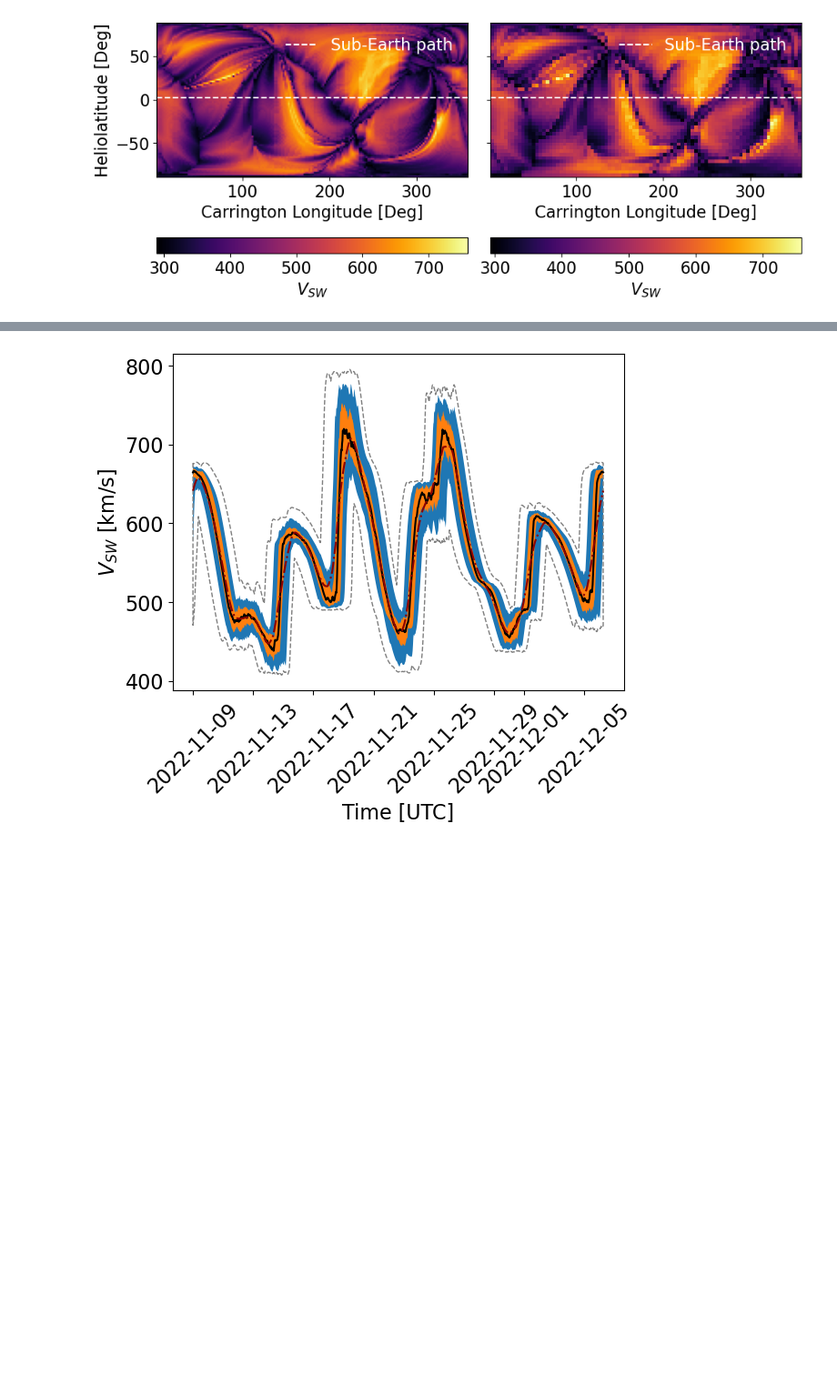
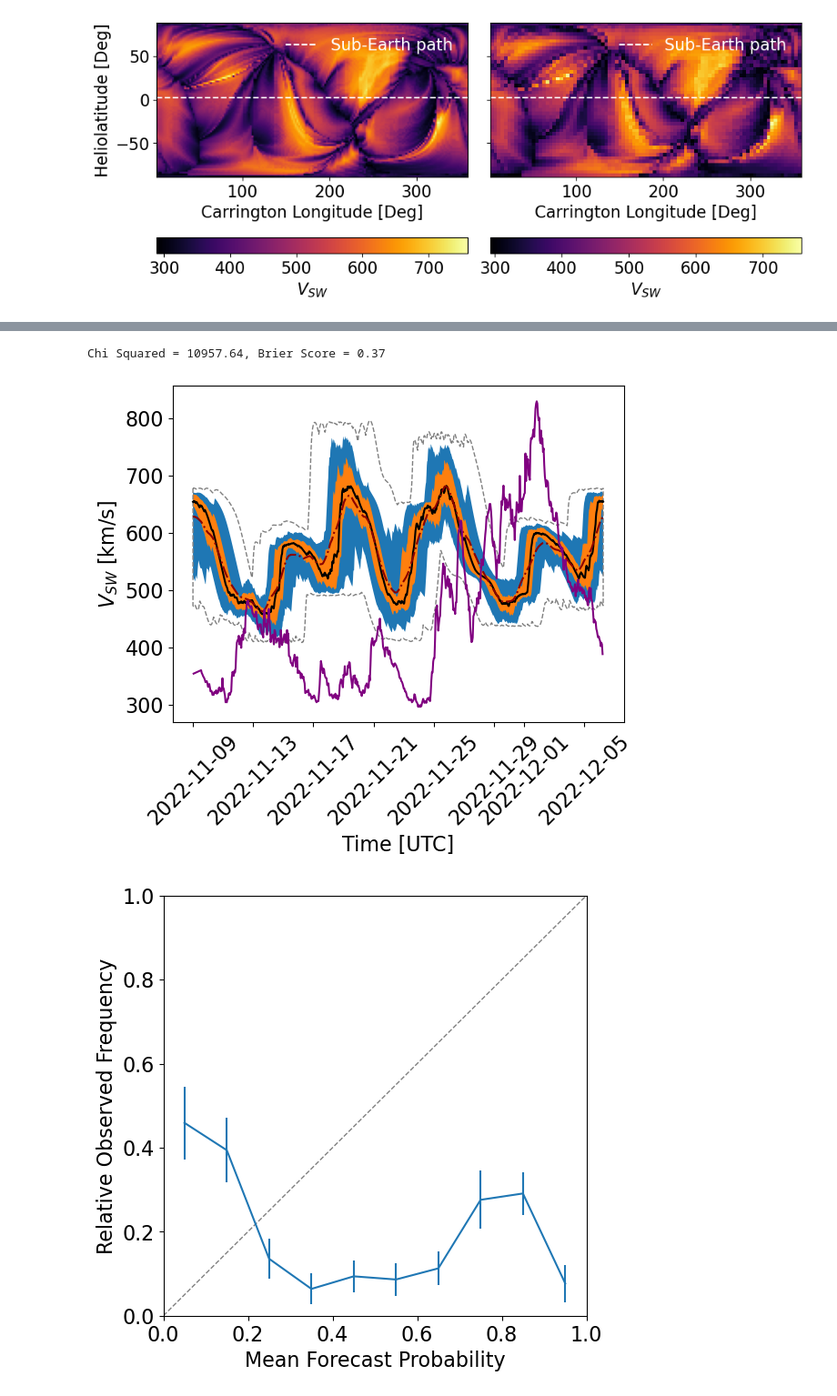
Before and after one commit to NathanielInatimi/WSA_calibration, a Jupyter notebook: code/WSA_calibration_sketch.ipynb, the cells around one changed output, grey strips where cells are left out. Shown at 91% size. Cells and saved outputs as stored; diff of their text form; code cells hidden in the pictures; blank space fills up the shorter version.

Commit message:
reliability diagrams and brier score calculation methods implemented and updated

```diff
--- a/code/WSA_calibration_sketch.ipynb
+++ b/code/WSA_calibration_sketch.ipynb
@@ -589,23 +588,6 @@ def perturb_longitude(longitudinal_disp, ensemble_member):
     interpolated_forecast_output = Int(data_time_axis)
 
     return pd.DataFrame({'vsw':interpolated_forecast_output}, index = data_time_axis)
-# %%
-rng = np.random.default_rng() # Initialise random number generator
-sigma_longitude = 10
-ensemble_size = 50
-carrington_rotation = 27.2753*u.day
-
-test_ens_members = read_ens_cdf(date_string=date_string, sigma_latitude=params[2], ensemble_size=params[1], coronal_model='wsa')
-
-
-longitudinal_displacement = rng.normal(loc = 0, scale = np.radians(sigma_longitude), size = ensemble_size)
-
-lp_test_ens_members = []
-
-for ens, long_disp in zip(test_ens_members, longitudinal_displacement):
-
-    shifted_df = perturb_longitude(longitudinal_disp=long_disp, ensemble_member=ens)
-    lp_test_ens_members.append(shifted_df)
 # %%
 def generate_ensemble_statistics(ensemble_members):
     """
@@ -654,40 +779,74 @@ def generate_ensemble_statistics(ensemble_members):
 # %%
 rng = np.random.default_rng() # Initialise random number generator
-
 
 #test params
 ensemble_size = 50
 sigma_latitude = 20 # degrees
-sigma_longitude = 5 # degrees
+sigma_longitude = 10 # degrees
 forecast_window = 10 * u.day
 r_min = 21.5*u.solRad
 
 # params formatted as a tuple to feed to ensemble gen function
 params = (wsa_fnames[0], ensemble_size, sigma_latitude, forecast_window, r_min)
-
+date_string = wsa_date_from_string(wsa_fnames[0])
 
 test_ens_members = read_ens_cdf(date_string=date_string, sigma_latitude=params[2], ensemble_size=params[1], coronal_model='wsa')
 
 longitudinal_displacement = rng.normal(loc = 0, scale = np.radians(sigma_longitude), size = ensemble_size)
 
 lp_test_ens_members = []
 
 for ens, long_disp in zip(test_ens_members, longitudinal_displacement):
 
     shifted_df = perturb_longitude(longitudinal_disp=long_disp, ensemble_member=ens)
     lp_test_ens_members.append(shifted_df)
 
 
 statistics_df = generate_ensemble_statistics(ensemble_members=lp_test_ens_members)
+
+
+data_chunk = omni_data.loc[lp_test_ens_members[0].index[0]:lp_test_ens_members[0].index[-1]]
+data_chunk = data_chunk.dropna(subset = ['V']) # Remove rows with NaN values
+
+resampled_ens = []
+
+for ens in lp_test_ens_members:
+    res_ens = interpolate_and_resample(observed_data=data_chunk['V'], forecast_series=ens)
+    resampled_ens.append(res_ens)
+
+# rank histogram + chi squared
+ranked_forecast = gen_ranked_ensemble(ensemble_members=lp_test_ens_members, observed_data=omni_data)
+chi_sq = calculate_rank_chi_square(ensemble_size=50, ranked_forecasts=ranked_forecast)
+
+# reliability diagram
+mean_prob, obs_rel_freq, obs_err = compute_calibration_curve_and_errors(ensemble_members=resampled_ens, event_threshold=550, ensemble_size=50, observed_data=data_chunk, num_bins=10)
+
+# brier score + ROC curve
+brier_score = ensemble_brier_score(ensemble_members=resampled_ens, observed_data=data_chunk['V'], event_threshold=550, ensemble_size=50)
+
+print(f'Chi Squared = {chi_sq:.2f}, Brier Score = {brier_score:.2f}')
+
 plt.fill_between(statistics_df.index, statistics_df['2s_lower_percentile'], statistics_df['2s_upper_percentile'] )
 plt.fill_between(statistics_df.index, statistics_df['1s_lower_percentile'], statistics_df['1s_upper_percentile'] )
 plt.fill_between(statistics_df.index, statistics_df['min'], statistics_df['max'], facecolor = 'none', edgecolor = 'grey', linestyle = '--' )
 plt.plot(statistics_df.index, statistics_df['median'], color = 'black')
 plt.plot(statistics_df.index, statistics_df['mean'], color = 'darkred', linestyle = '-.')
+plt.plot(data_chunk['V'], color = 'purple')
 
 plt.xlabel('Time [UTC]')
 plt.ylabel(r'$V_{SW}$ [km/s]')
 plt.xticks(rotation = 45)
 plt.show()
+
+plt.figure(figsize=(6,6))
+plt.errorbar(mean_prob, obs_rel_freq, yerr=obs_err)
+plt.plot([0,1], [0,1],lw = 1, color = 'grey', linestyle ='--')
+plt.xlim(0,1)
+plt.ylim(0,1)
+plt.xlabel('Mean Forecast Probability')
+plt.ylabel('Relative Observed Frequency')
+plt.show()
 # %% [output]
+Chi Squared = 10957.64, Brier Score = 0.37
-[figure, old version]
+[figure, new version]
+[figure, added]
```
Also changed, not shown: parts of 8 cells of this notebook.
